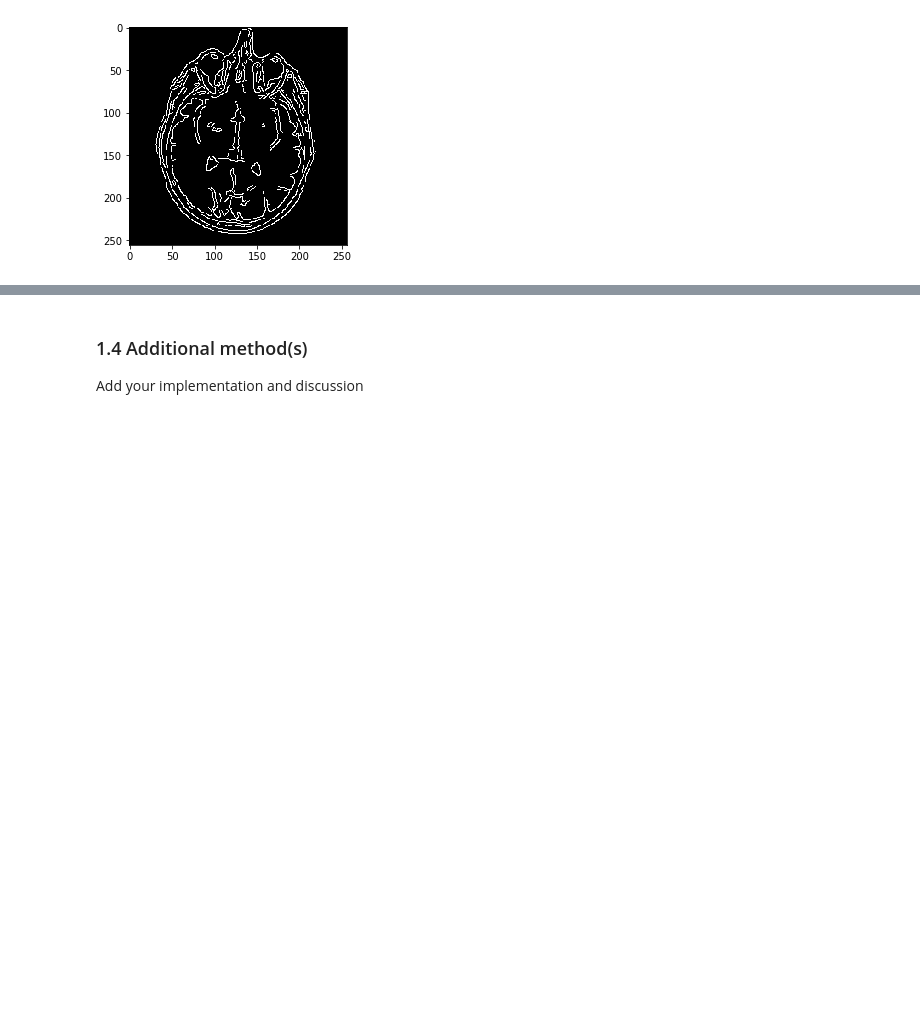
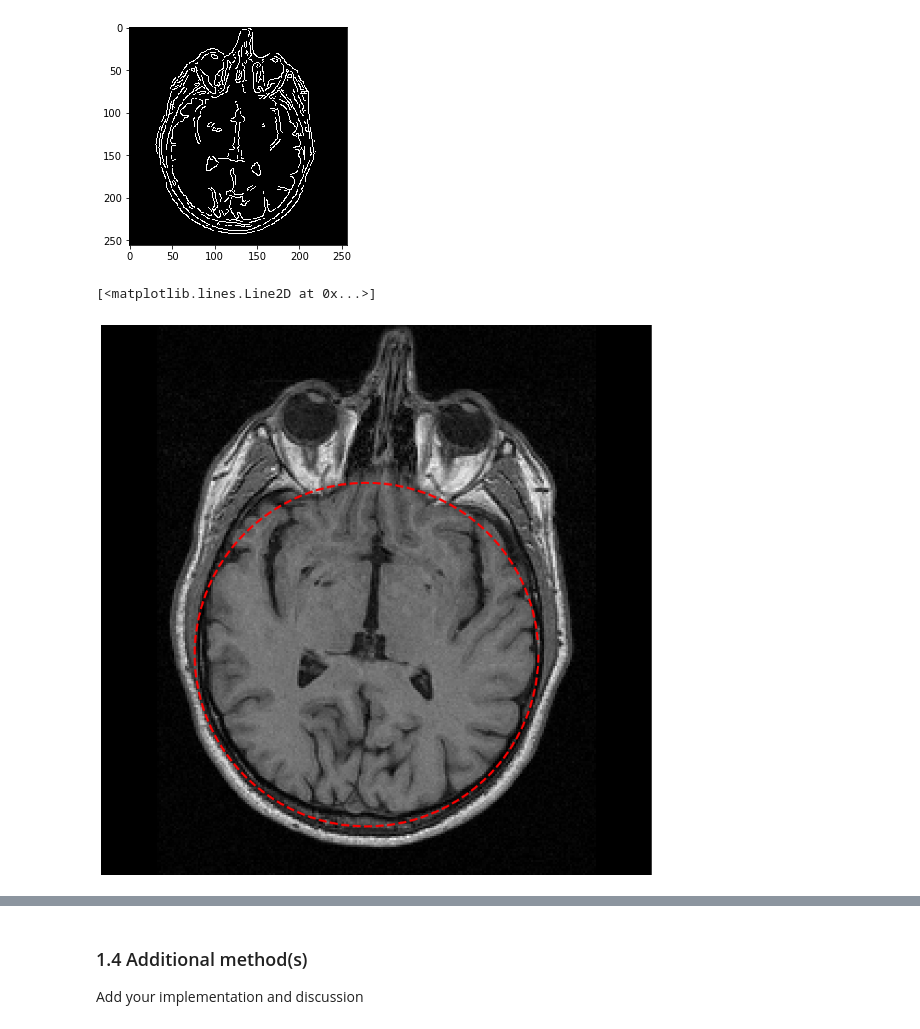
Before and after one commit to Jiang15/Image_analysis_and_pattern-recognition, a Jupyter notebook: Lab 1/lab_01_segmentation.ipynb, the cells around one changed output, grey strips where cells are left out. Saved outputs shown, nothing was run; the diff lists cells and outputs as text; code cells hidden in the pictures; blank space fills up the shorter version.

Commit message:
snake wip

```diff
--- a/Lab 1/lab_01_segmentation.ipynb
+++ b/Lab 1/lab_01_segmentation.ipynb
@@ -180,3 +178,29 @@ plt.imshow(edges, cmap='gray')
 plt.show()
 # %% [output]
 [figure]
+# %%
+# Active Contour segmentation (snakes)
+# riscrivere!
+
+def image_show(image, nrows=1, ncols=1, cmap='gray'):
+    fig, ax = plt.subplots(nrows=nrows, ncols=ncols, figsize=(14, 14))
+    ax.imshow(image, cmap='gray')
+    ax.axis('off')
+    return fig, ax
+
+def circle_points(resolution, center, radius):
+    """
+    Generate points which define a circle on an image.Centre refers to the centre of the circle
+    """
+    radians = np.linspace(0, 2*np.pi, resolution)
+    c = center[1] + radius*np.cos(radians)#polar co-ordinates
+    r = center[0] + radius*np.sin(radians)
+
+    return np.array([c, r]).T
+# Exclude last point because a closed path should not have duplicate points
+points = circle_points(100, [153, 123], 80)[:-1]
+fig, ax = image_show(brain_im)
+ax.plot(points[:, 0], points[:, 1], '--r', lw=3)
+# %% [output]
+[<matplotlib.lines.Line2D at 0x...>]
+[figure, added]
```
Also changed, not shown: parts of 8 cells of this notebook.
